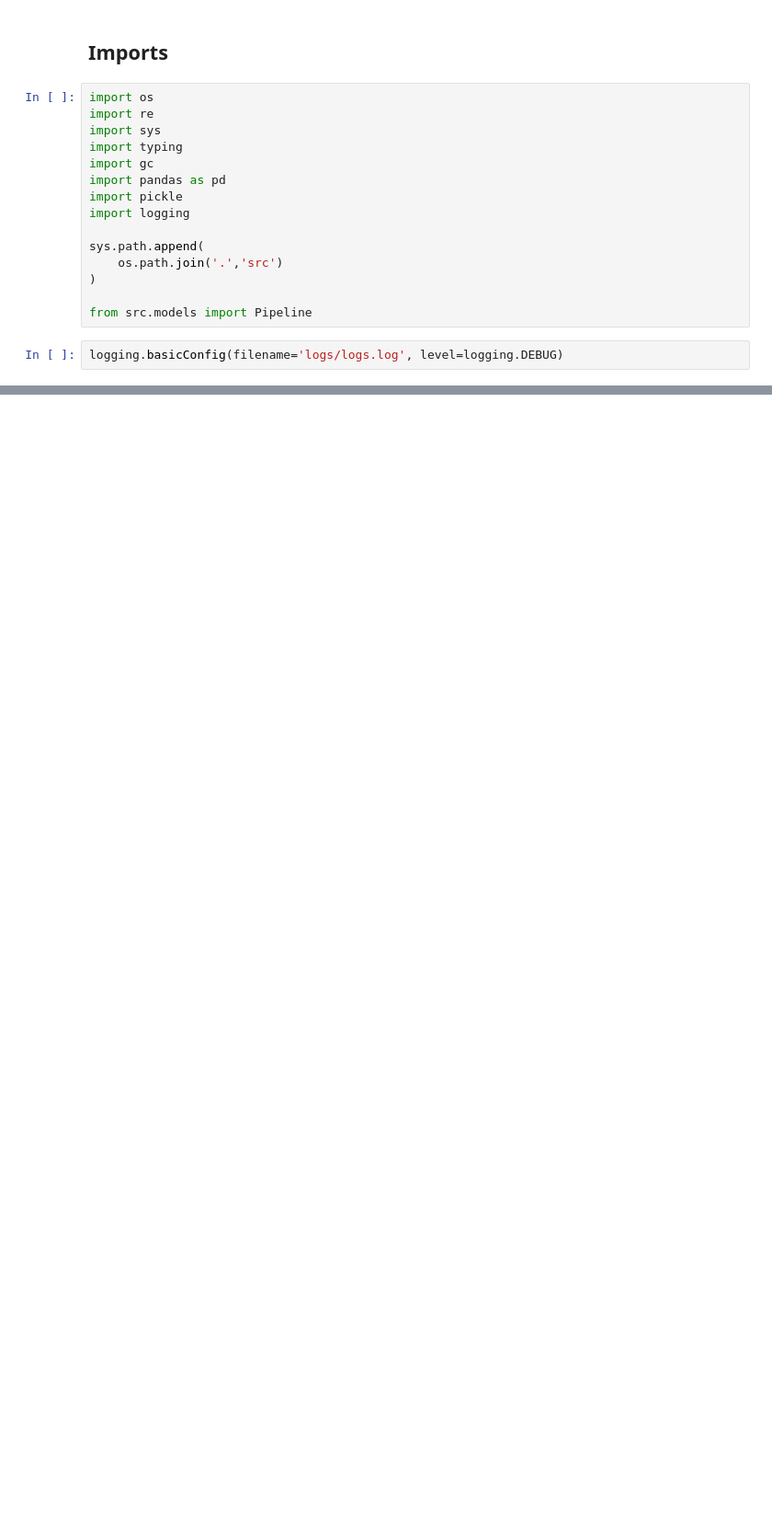
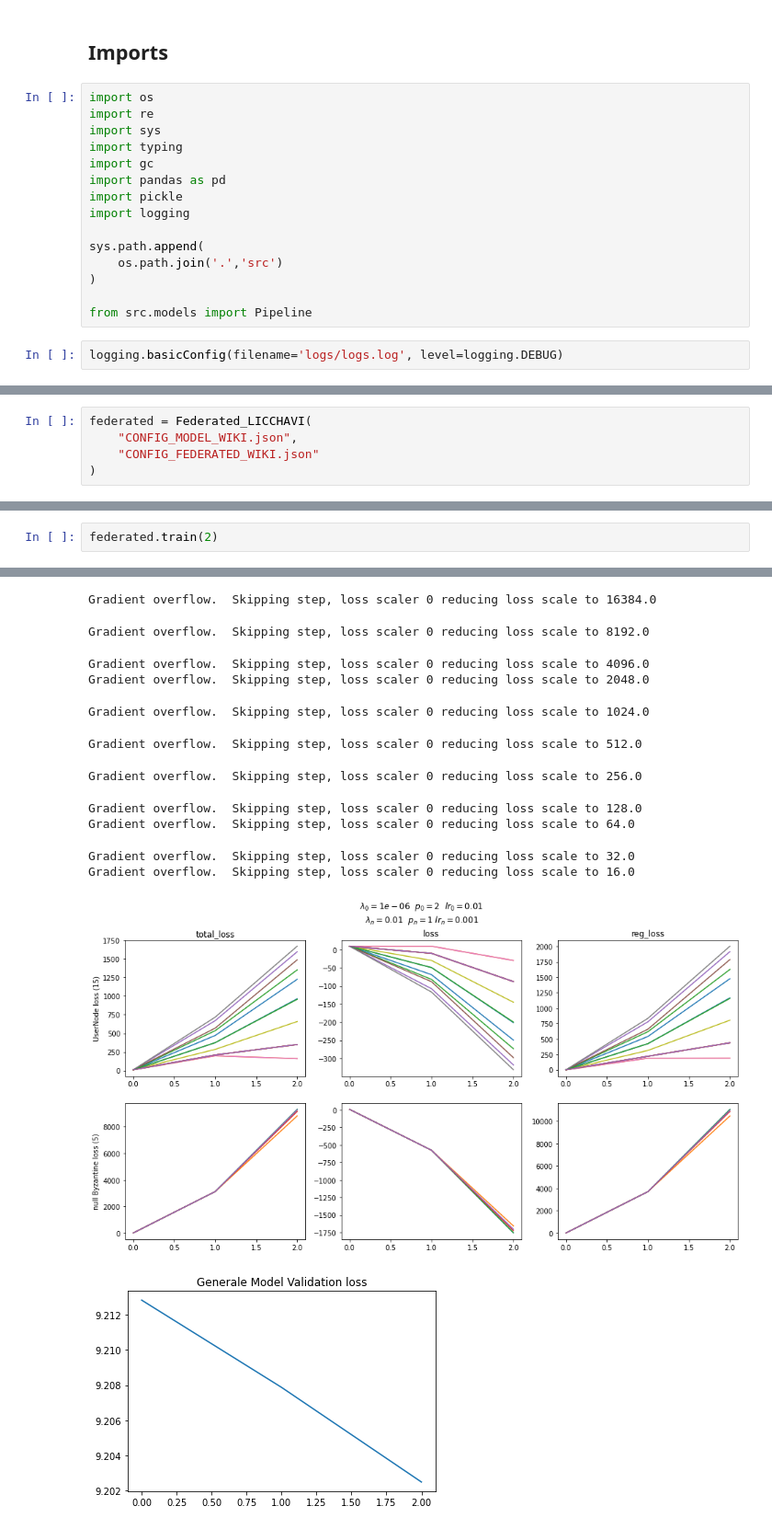
Before and after one commit to LeoSerena/LicchaviByzantineResilience, a Jupyter notebook: language_model.ipynb, the cells around one changed output, grey strips where cells are left out. Shown at 92% size. Saved outputs shown, nothing was run; the diff lists cells and outputs as text; blank space fills up the shorter version.

```diff
--- a/language_model.ipynb
+++ b/language_model.ipynb
@@ -79,0 +300,5 @@ pipeline.generate(start_text = 'i like')
+# %%
+federated = Federated_LICCHAVI(
+    "CONFIG_MODEL_WIKI.json",
+    "CONFIG_FEDERATED_WIKI.json"
+)
@@ -79,0 +323,3 @@ pipeline.generate(start_text = 'i like')
+# %%
+federated.train(2)
+# %% [output]
@@ -79,0 +347,13 @@ pipeline.generate(start_text = 'i like')
+Gradient overflow.  Skipping step, loss scaler 0 reducing loss scale to 16384.0
+Gradient overflow.  Skipping step, loss scaler 0 reducing loss scale to 8192.0
+Gradient overflow.  Skipping step, loss scaler 0 reducing loss scale to 4096.0
+Gradient overflow.  Skipping step, loss scaler 0 reducing loss scale to 2048.0
+Gradient overflow.  Skipping step, loss scaler 0 reducing loss scale to 1024.0
+Gradient overflow.  Skipping step, loss scaler 0 reducing loss scale to 512.0
+Gradient overflow.  Skipping step, loss scaler 0 reducing loss scale to 256.0
+Gradient overflow.  Skipping step, loss scaler 0 reducing loss scale to 128.0
+Gradient overflow.  Skipping step, loss scaler 0 reducing loss scale to 64.0
+Gradient overflow.  Skipping step, loss scaler 0 reducing loss scale to 32.0
+Gradient overflow.  Skipping step, loss scaler 0 reducing loss scale to 16.0
+[figure, added]
+[figure, added]
```
Also changed, not shown: parts of 33 cells of this notebook, 10 other files.
